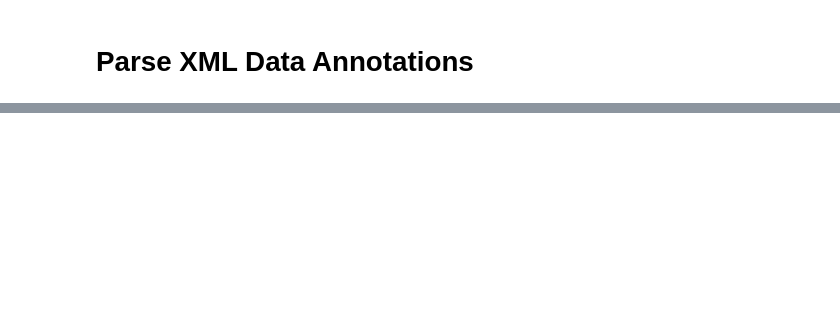
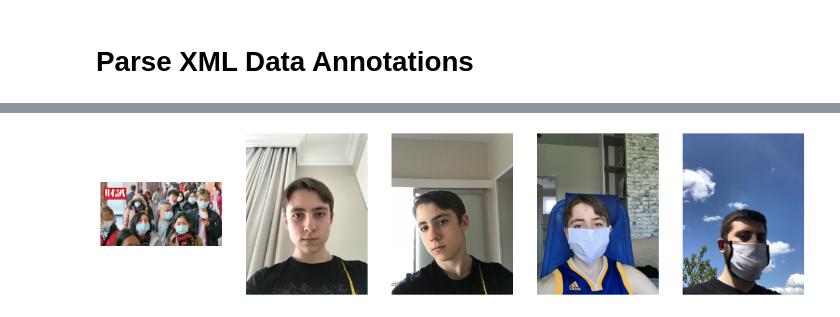
Before and after one commit to sysung/w207-final-project, a Jupyter notebook: eda.ipynb, the cells around one changed output, grey strips where cells are left out. Cells and saved outputs as stored; diff of their text form; code cells hidden in the pictures; blank space fills up the shorter version.

```diff
--- a/eda.ipynb
+++ b/eda.ipynb
@@ -88,0 +103,15 @@ annotations = get_all_annotations_from_xml(annotations_dir)
+# %%
+images = []
+
+for idx, img in enumerate(os.listdir(images_dir)):
+    img = load_img(images_dir + "/" + img)
+    images.append(img)
+# %%
+nrows, ncols = 1, 5
+
+fig, axs = plt.subplots(nrows=nrows, ncols=ncols, figsize=(20,10))
+for i in range(ncols):
+    axs[i].imshow(images[i])
+    axs[i].axis('off')
+# %% [output]
+[figure, added]
```
Also changed, not shown: parts of 6 cells of this notebook.
